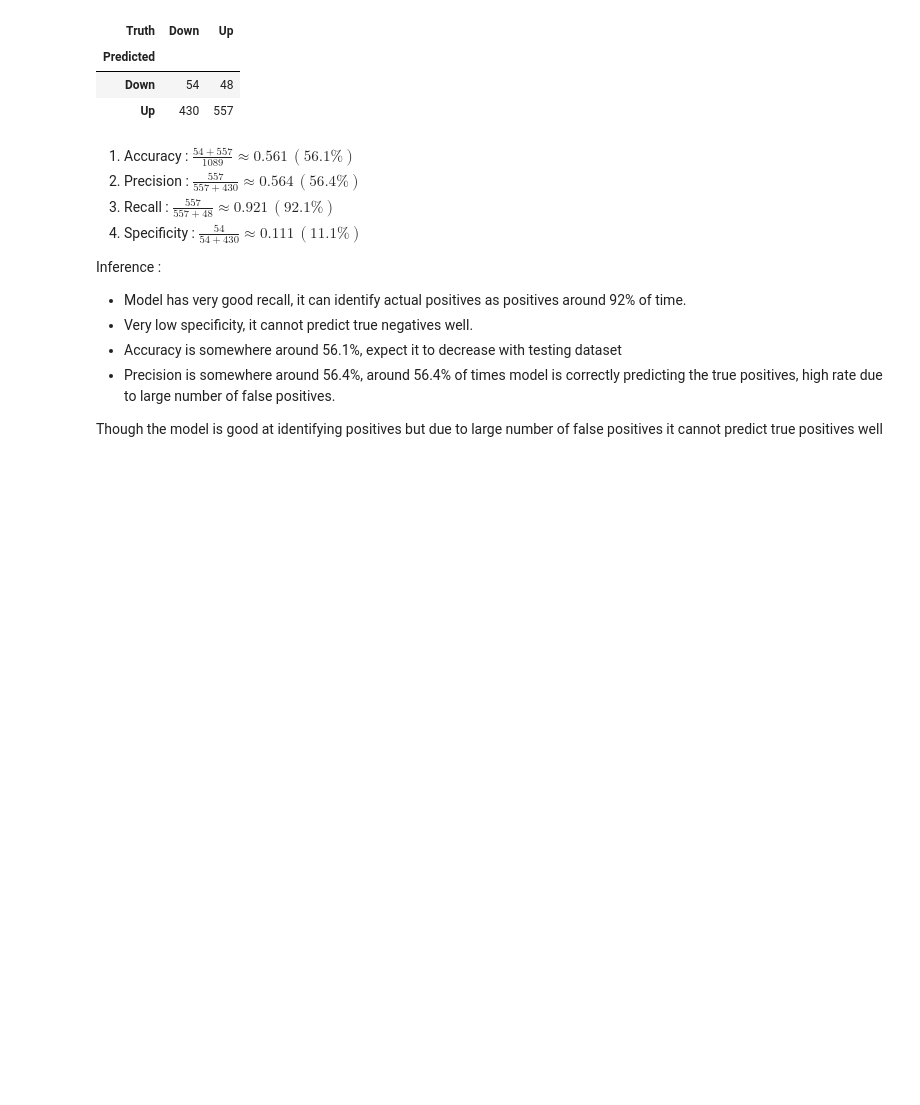
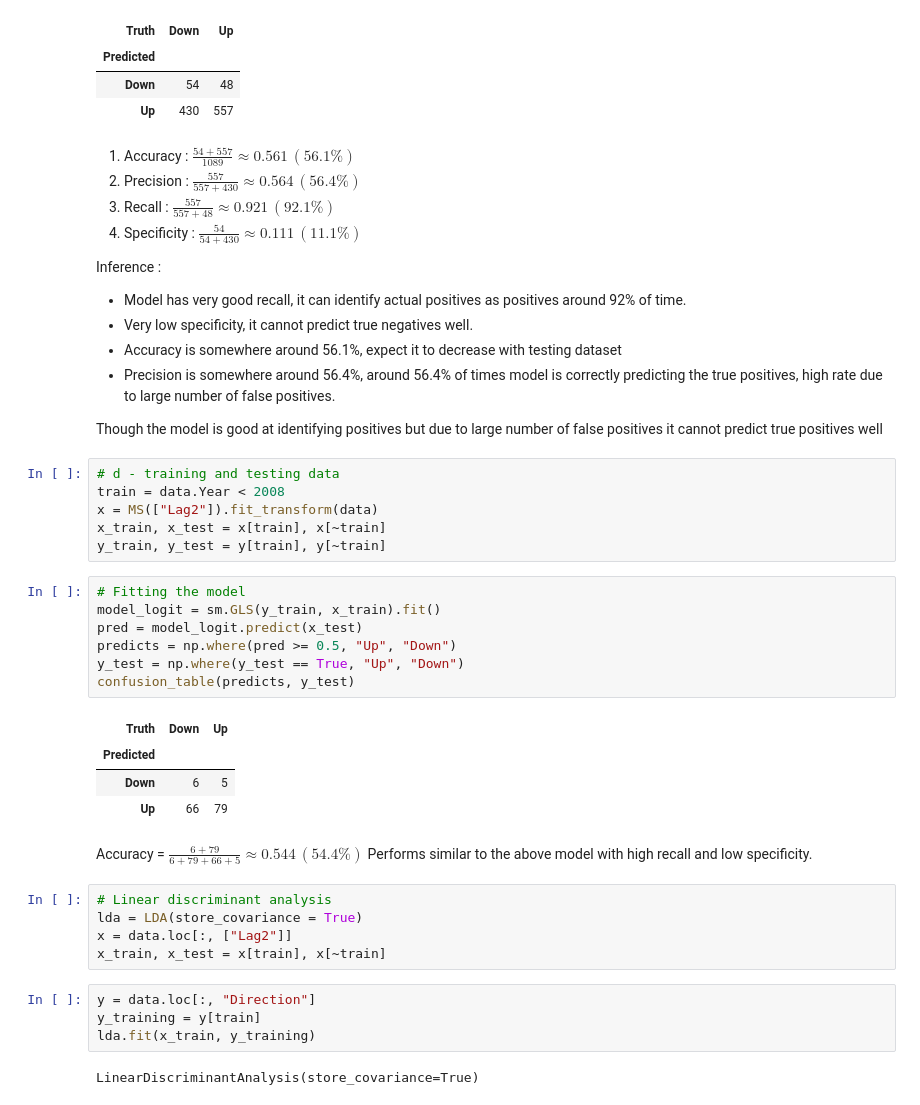
Before and after one commit to kkkamur07/ISL-Learning, a Jupyter notebook: Classification/Classification-Solutions.ipynb, the cells around one changed output. Saved outputs shown, nothing was run; the diff lists cells and outputs as text; blank space fills up the shorter version.

Commit message:
Q.13-Complete
Ohh my my taking so long - Stuck with splitting the data into training and testing samples

```diff
--- a/Classification/Classification-Solutions.ipynb
+++ b/Classification/Classification-Solutions.ipynb
@@ -100,3 +100,34 @@ Inference : <br>
 - Precision is somewhere around 56.4%, around 56.4% of times model is correctly predicting the true positives, high rate due to large number of false positives.
 
 Though the model is good at identifying positives but due to large number of false positives it cannot predict true positives well
+# %%
+# d - training and testing data
+train = data.Year < 2008
+x = MS(["Lag2"]).fit_transform(data)
+x_train, x_test = x[train], x[~train]
+y_train, y_test = y[train], y[~train]
+# %%
+# Fitting the model
+model_logit = sm.GLS(y_train, x_train).fit()
+pred = model_logit.predict(x_test)
+predicts = np.where(pred >= 0.5, "Up", "Down")
+y_test = np.where(y_test == True, "Up", "Down")
+confusion_table(predicts, y_test)
+# %% [output]
+| Truth | Down | Up |
+| Predicted |  |  |
+| Down | 6 | 5 |
+| Up | 66 | 79 |
+# %% [markdown]
+Accuracy = $\frac{6+79}{6+79+66+5} \approx 0.544 \, (54.4\%)$ Performs similar to the above model with high recall and low specificity.
+# %%
+# Linear discriminant analysis
+lda = LDA(store_covariance = True)
+x = data.loc[:, ["Lag2"]]
+x_train, x_test = x[train], x[~train]
+# %%
+y = data.loc[:, "Direction"]
+y_training = y[train]
+lda.fit(x_train, y_training)
+# %% [output]
+LinearDiscriminantAnalysis(store_covariance=True)
```
Also changed, not shown: parts of 16 cells of this notebook, 2 other files.
